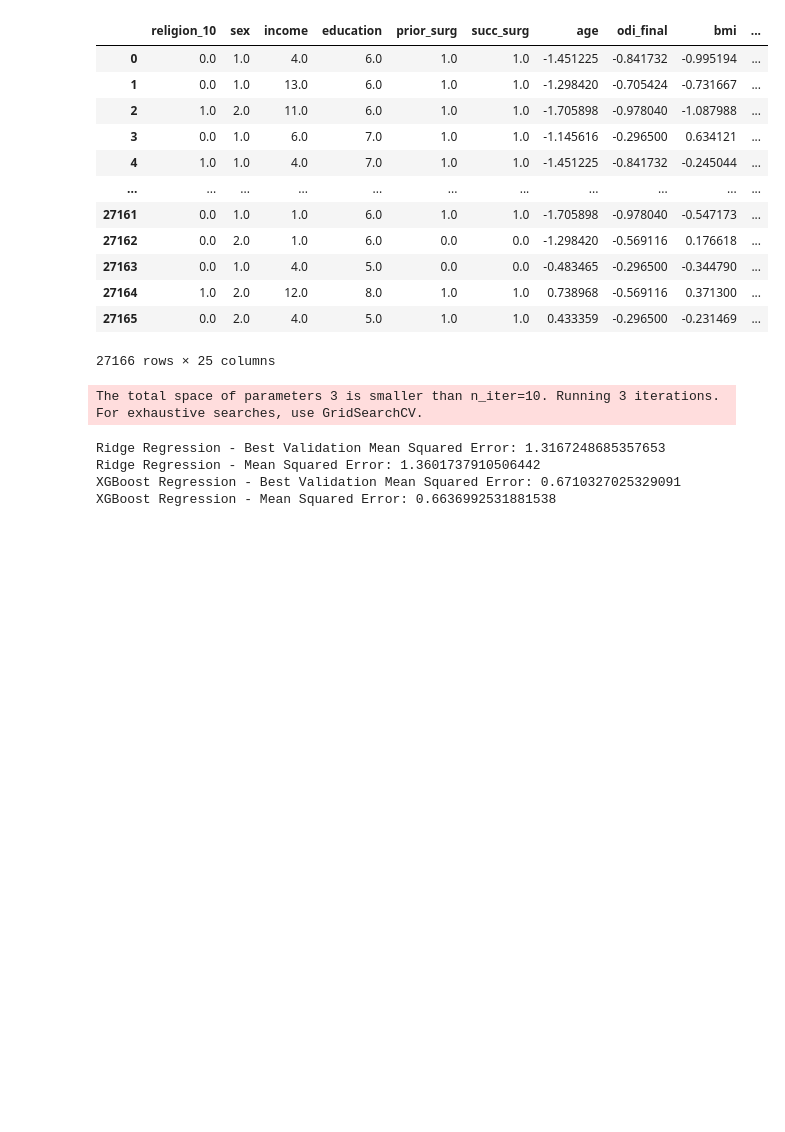
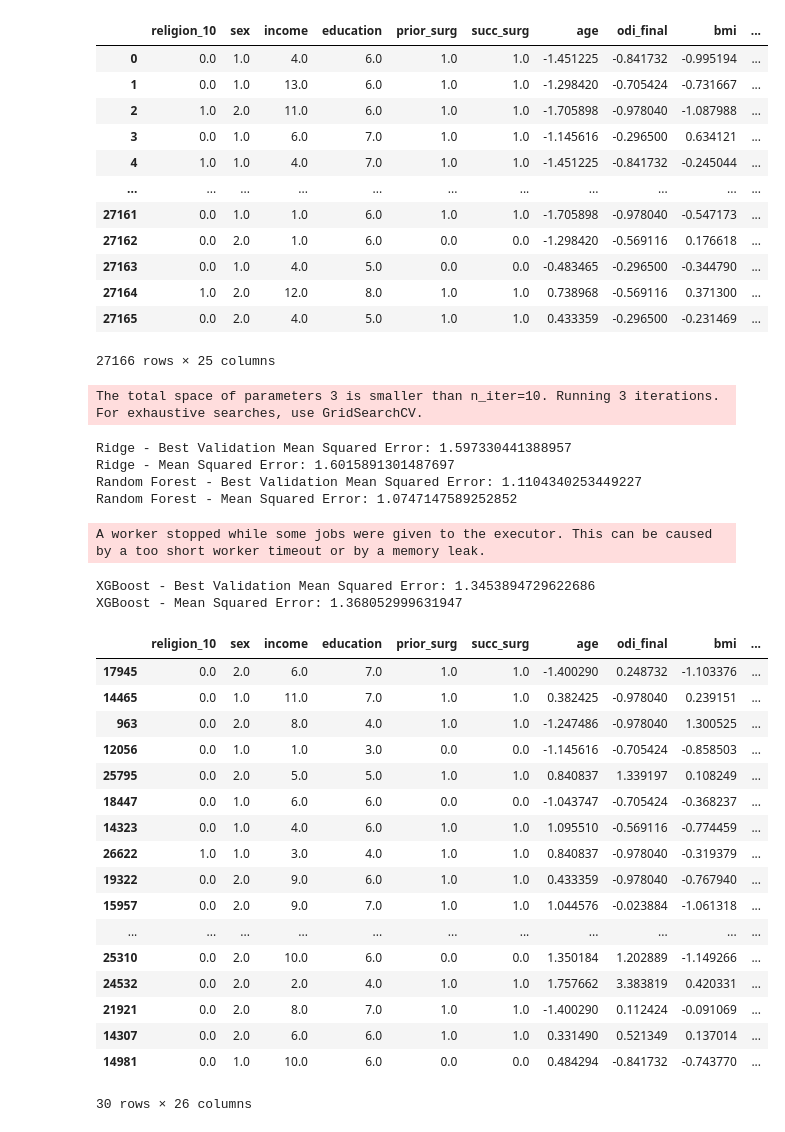
Before and after one commit to evanyfyip/vm-spinal-risk, a Jupyter notebook: vm-spinal-risk/notebooks/step2_ml_pipeline_choice_model.ipynb, the cells around one changed output. Cells and saved outputs as stored; diff of their text form; code cells hidden in the pictures; blank space fills up the shorter version.

```diff
--- a/vm-spinal-risk/notebooks/step2_ml_pipeline_choice_model.ipynb
+++ b/vm-spinal-risk/notebooks/step2_ml_pipeline_choice_model.ipynb
@@ -128,20 +129,21 @@ X_train, X_test, y_train, y_test = train_test_split(X, y, test_size=0.2, random_
 # %%
 # Define models
 models = {
-    'Ridge Regression': Ridge(),
-    # 'Random Forest Regression': RandomForestRegressor(),
-    'XGBoost Regression': XGBRegressor()
-    # 'SVM Regression': SVR()
+    'Ridge': Ridge(),
+    'Random Forest': RandomForestClassifier(),
+    'XGBoost': XGBClassifier()
+    # 'LGBM': LGBMClassifier()
+    # 'SVM': SVC()
 }
 
 # Define parameter grids for hyperparameter tuning
 param_grids = {
-    'Random Forest Regression': {
+    'Random Forest': {
         'n_estimators': [100, 200, 300],
         'max_depth': [5, 10, 20],
         'min_samples_split': [2, 5, 10]
     },
-    'XGBoost Regression': {
+    'XGBoost': {
         'n_estimators': np.arange(50, 200, 10),
         'learning_rate': np.linspace(0.005, 0.1, 25),
         'max_depth': np.arange(2, 12, 2),
@@ -150,17 +152,27 @@ param_grids = {
         'gamma': np.linspace(0, 0.5, 5),
         'colsample_bytree': np.linspace(0.5, 1, 5)
     },
-    'Ridge Regression': {
+    'Ridge': {
         'alpha': [0, 1, 2]
     },
-    'SVM Regression': {
+    'LGBM': {
+        'n_estimators': np.arange(50, 200, 10),
+        'boosting_type': ['gbdt', 'dart', 'rf'],
+        'learning_rate': np.linspace(0.005, 0.1, 25),
+        'max_depth': np.arange(2, 12, 2),
+        'subsample': np.linspace(0.5, 1, 6),
+        'min_child_weight': np.arange(1, 10, 2),
+        'colsample_bytree': np.linspace(0.5, 1, 5),
+        'verbose': [-1]
+    },
+    'SVM': {
         'C': [0.1, 1, 10],
         'gamma': ['scale', 'auto'],
         'kernel': ['linear', 'rbf']
     }
 }
 SEARCH_METHOD = 'random'
-degree = 2
+degree = 1
 
 # Perform hyperparameter tuning and model training
 predictions = {}
@@ -211,9 +223,36 @@ for model_name, model in models.items():
     best_models[model_name] = pipeline
 # %% [output]
 The total space of parameters 3 is smaller than n_iter=10. Running 3 iterations. For exhaustive searches, use GridSearchCV.
-Ridge Regression - Best Validation Mean Squared Error: 1.3167248685357653
-Ridge Regression - Mean Squared Error: 1.3601737910506442
-XGBoost Regression - Best Validation Mean Squared Error: 0.6710327025329091
-XGBoost Regression - Mean Squared Error: 0.6636992531881538
+Ridge - Best Validation Mean Squared Error: 1.597330441388957
+Ridge - Mean Squared Error: 1.6015891301487697
+Random Forest - Best Validation Mean Squared Error: 1.1104340253449227
+Random Forest - Mean Squared Error: 1.0747147589252852
+A worker stopped while some jobs were given to the executor. This can be caused by a too short worker timeout or by a memory leak.
+XGBoost - Best Validation Mean Squared Error: 1.3453894729622686
+XGBoost - Mean Squared Error: 1.368052999631947
+# %%
+test_df = X_test.copy()
+test_df['y_test'] = y_test + 1
+test_df['y_pred_xgb'] = predictions['XGBoost'] + 1
+test_df.sample(30)
+# %% [output]
+|  | religion_10 | sex | income | education | prior_surg | succ_surg | age | odi_final | bmi | ... |
+| 17945 | 0.0 | 2.0 | 6.0 | 7.0 | 1.0 | 1.0 | -1.400290 | 0.248732 | -1.103376 | ... |
+| 14465 | 0.0 | 1.0 | 11.0 | 7.0 | 1.0 | 1.0 | 0.382425 | -0.978040 | 0.239151 | ... |
+| 963 | 0.0 | 2.0 | 8.0 | 4.0 | 1.0 | 1.0 | -1.247486 | -0.978040 | 1.300525 | ... |
+| 12056 | 0.0 | 1.0 | 1.0 | 3.0 | 0.0 | 0.0 | -1.145616 | -0.705424 | -0.858503 | ... |
+| 25795 | 0.0 | 2.0 | 5.0 | 5.0 | 1.0 | 1.0 | 0.840837 | 1.339197 | 0.108249 | ... |
+| 18447 | 0.0 | 1.0 | 6.0 | 6.0 | 0.0 | 0.0 | -1.043747 | -0.705424 | -0.368237 | ... |
+| 14323 | 0.0 | 1.0 | 4.0 | 6.0 | 1.0 | 1.0 | 1.095510 | -0.569116 | -0.774459 | ... |
+| 26622 | 1.0 | 1.0 | 3.0 | 4.0 | 1.0 | 1.0 | 0.840837 | -0.978040 | -0.319379 | ... |
+| 19322 | 0.0 | 2.0 | 9.0 | 6.0 | 1.0 | 1.0 | 0.433359 | -0.978040 | -0.767940 | ... |
+| 15957 | 0.0 | 2.0 | 9.0 | 7.0 | 1.0 | 1.0 | 1.044576 | -0.023884 | -1.061318 | ... |
+| ... | ... | ... | ... | ... | ... | ... | ... | ... | ... | ... |
+| 25310 | 0.0 | 2.0 | 10.0 | 6.0 | 0.0 | 0.0 | 1.350184 | 1.202889 | -1.149266 | ... |
+| 24532 | 0.0 | 2.0 | 2.0 | 4.0 | 1.0 | 1.0 | 1.757662 | 3.383819 | 0.420331 | ... |
+| 21921 | 0.0 | 2.0 | 8.0 | 7.0 | 1.0 | 1.0 | -1.400290 | 0.112424 | -0.091069 | ... |
+| 14307 | 0.0 | 2.0 | 6.0 | 6.0 | 1.0 | 1.0 | 0.331490 | 0.521349 | 0.137014 | ... |
+| 14981 | 0.0 | 1.0 | 10.0 | 6.0 | 0.0 | 0.0 | 0.484294 | -0.841732 | -0.743770 | ... |
+30 rows × 26 columns
 # %%
 for model_name, y_train_pred in train_predictions.items():
```
Also changed, not shown: parts of 9 cells of this notebook.
